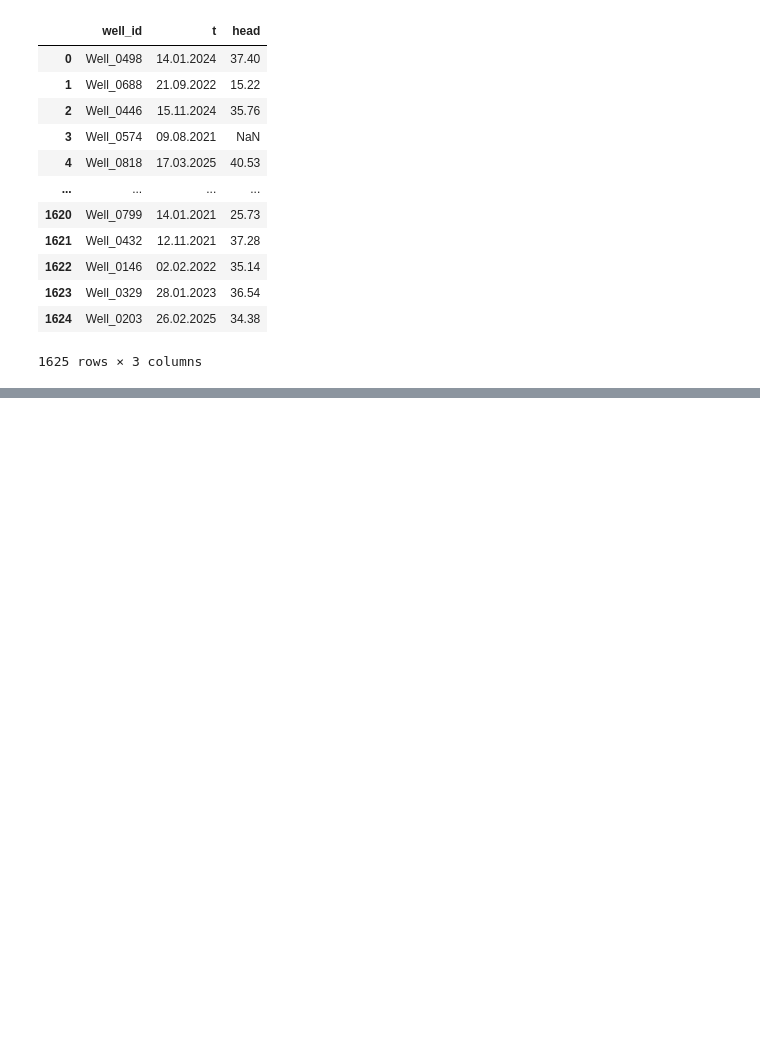
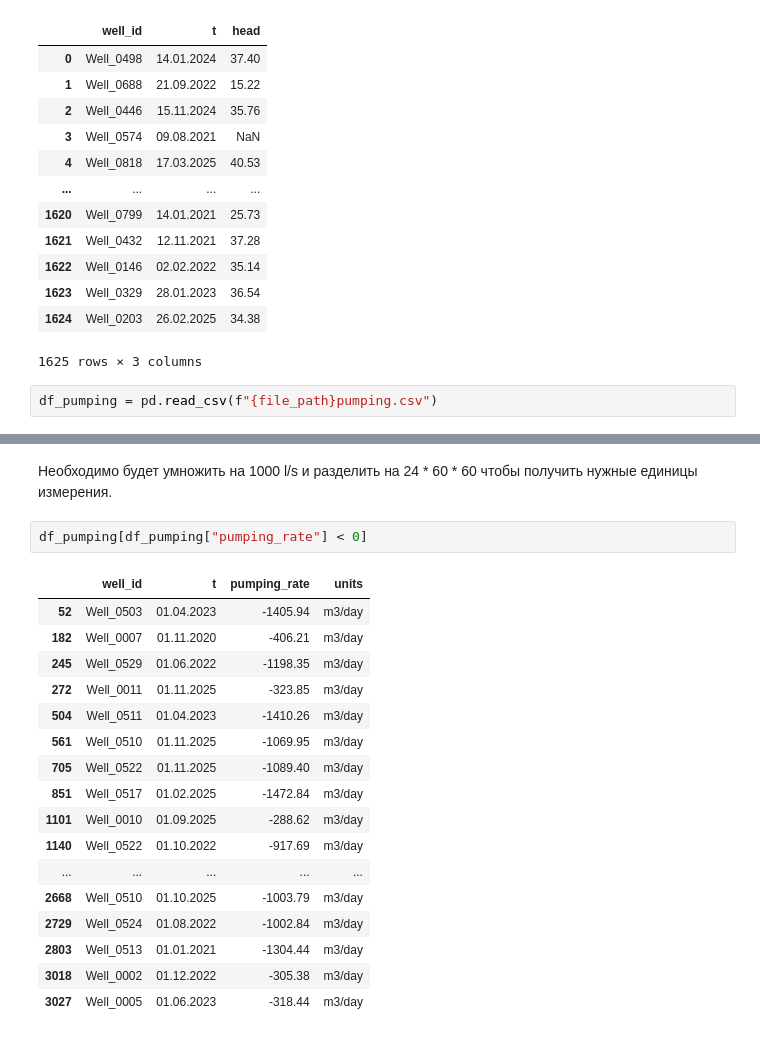
Before and after one commit to semsotsemm/ML-training, a Jupyter notebook: ML-006/notebook/01_exploration.ipynb, the cells around one changed output, grey strips where cells are left out. Cells and saved outputs as stored; diff of their text form; blank space fills up the shorter version.

```diff
--- a/ML-006/notebook/01_exploration.ipynb
+++ b/ML-006/notebook/01_exploration.ipynb
@@ -285,3 +285,5 @@ df_head
 | 1623 | Well_0329 | 28.01.2023 | 36.54 |
 | 1624 | Well_0203 | 26.02.2025 | 34.38 |
 1625 rows × 3 columns
+# %%
+df_pumping = pd.read_csv(f"{file_path}pumping.csv")
@@ -287,0 +322,22 @@ df_head
+# %% [markdown]
+Необходимо будет умножить на 1000 l/s и разделить на 24 * 60 * 60 чтобы получить нужные единицы измерения.
+# %%
+df_pumping[df_pumping["pumping_rate"] < 0]
+# %% [output]
+|  | well_id | t | pumping_rate | units |
+| 52 | Well_0503 | 01.04.2023 | -1405.94 | m3/day |
+| 182 | Well_0007 | 01.11.2020 | -406.21 | m3/day |
+| 245 | Well_0529 | 01.06.2022 | -1198.35 | m3/day |
+| 272 | Well_0011 | 01.11.2025 | -323.85 | m3/day |
+| 504 | Well_0511 | 01.04.2023 | -1410.26 | m3/day |
+| 561 | Well_0510 | 01.11.2025 | -1069.95 | m3/day |
+| 705 | Well_0522 | 01.11.2025 | -1089.40 | m3/day |
+| 851 | Well_0517 | 01.02.2025 | -1472.84 | m3/day |
+| 1101 | Well_0010 | 01.09.2025 | -288.62 | m3/day |
+| 1140 | Well_0522 | 01.10.2022 | -917.69 | m3/day |
+| ... | ... | ... | ... | ... |
+| 2668 | Well_0510 | 01.10.2025 | -1003.79 | m3/day |
+| 2729 | Well_0524 | 01.08.2022 | -1002.84 | m3/day |
+| 2803 | Well_0513 | 01.01.2021 | -1304.44 | m3/day |
+| 3018 | Well_0002 | 01.12.2022 | -305.38 | m3/day |
+| 3027 | Well_0005 | 01.06.2023 | -318.44 | m3/day |
```
Also changed, not shown: parts of 7 cells of this notebook, 2 other files.
